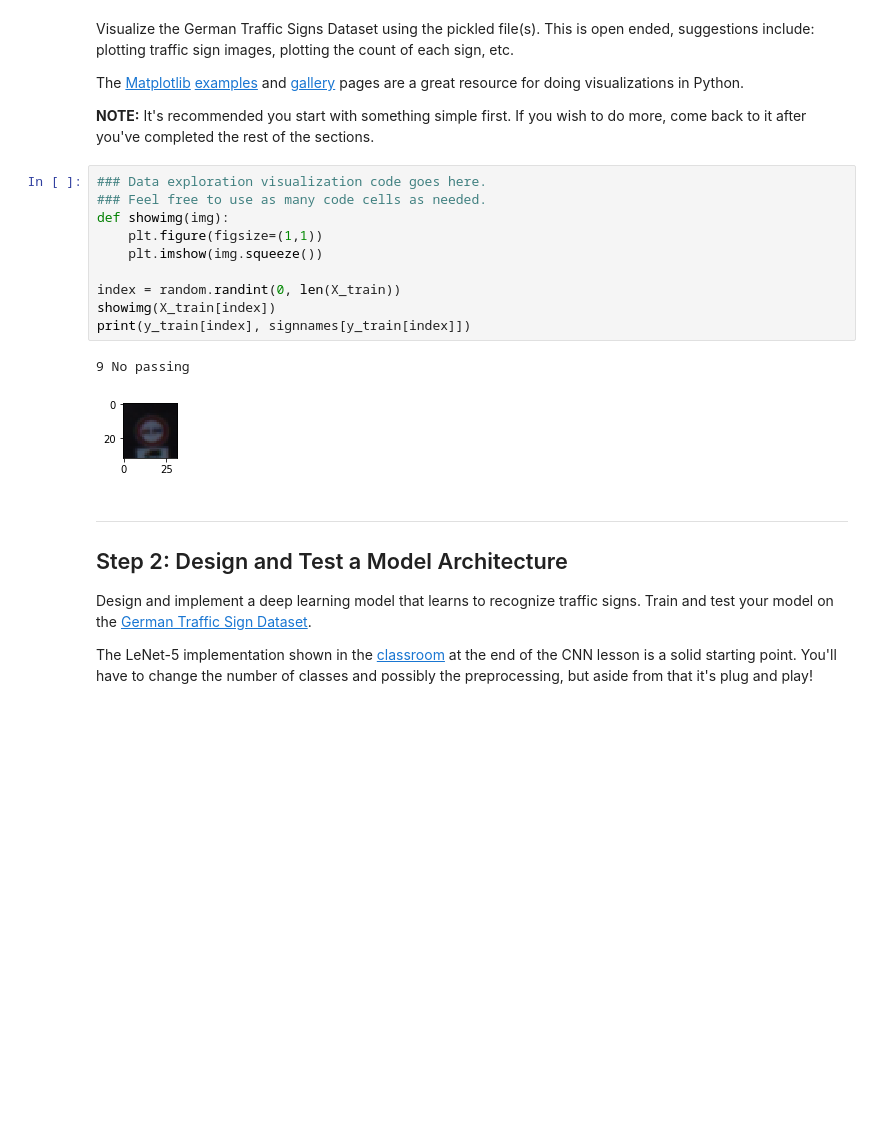
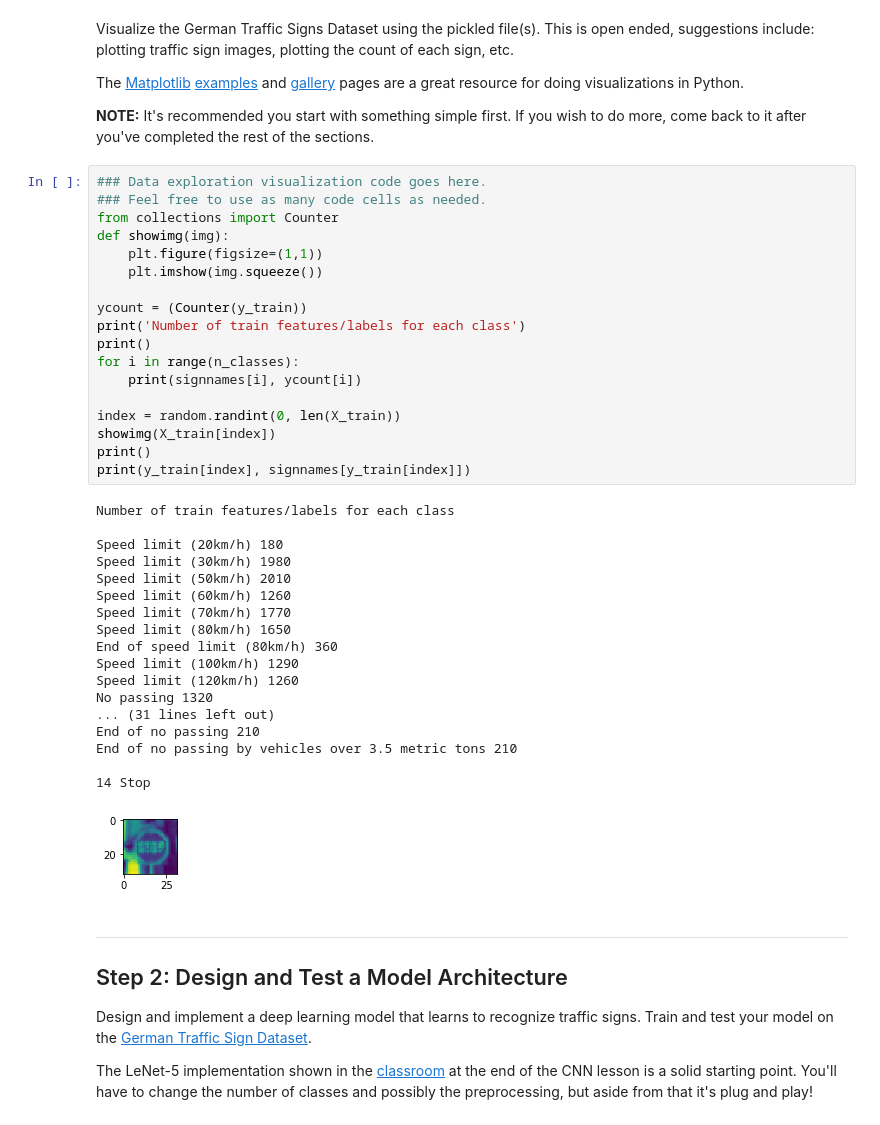
Before and after one commit to ahubi/CarND-Traffic-Sign-Classifier-Project, a Jupyter notebook: Traffic_Sign_Classifier.ipynb, the cells around one changed output. Cells and saved outputs as stored; diff of their text form; blank space fills up the shorter version.

Commit message:
print out statistic of train features/labels for each class

```diff
--- a/Traffic_Sign_Classifier.ipynb
+++ b/Traffic_Sign_Classifier.ipynb
@@ -107,16 +108,40 @@ The [Matplotlib](http://matplotlib.org/) [examples](http://matplotlib.org/exampl
 # %%
 ### Data exploration visualization code goes here.
 ### Feel free to use as many code cells as needed.
+from collections import Counter
 def showimg(img):
     plt.figure(figsize=(1,1))
     plt.imshow(img.squeeze())
 
+ycount = (Counter(y_train))
+print('Number of train features/labels for each class')
+print()
+for i in range(n_classes):
+    print(signnames[i], ycount[i])
+
 index = random.randint(0, len(X_train))
 showimg(X_train[index])
+print()
 print(y_train[index], signnames[y_train[index]])
 # %% [output]
-9 No passing
+Number of train features/labels for each class
+
+Speed limit (20km/h) 180
+Speed limit (30km/h) 1980
+Speed limit (50km/h) 2010
+Speed limit (60km/h) 1260
+Speed limit (70km/h) 1770
+Speed limit (80km/h) 1650
+End of speed limit (80km/h) 360
+Speed limit (100km/h) 1290
+Speed limit (120km/h) 1260
+No passing 1320
+... (31 lines left out)
+End of no passing 210
+End of no passing by vehicles over 3.5 metric tons 210
+
+14 Stop
-[figure, old version]
+[figure, new version]
 # %% [markdown]
 ----
 
```
Also changed, not shown: parts of 4 cells of this notebook.
